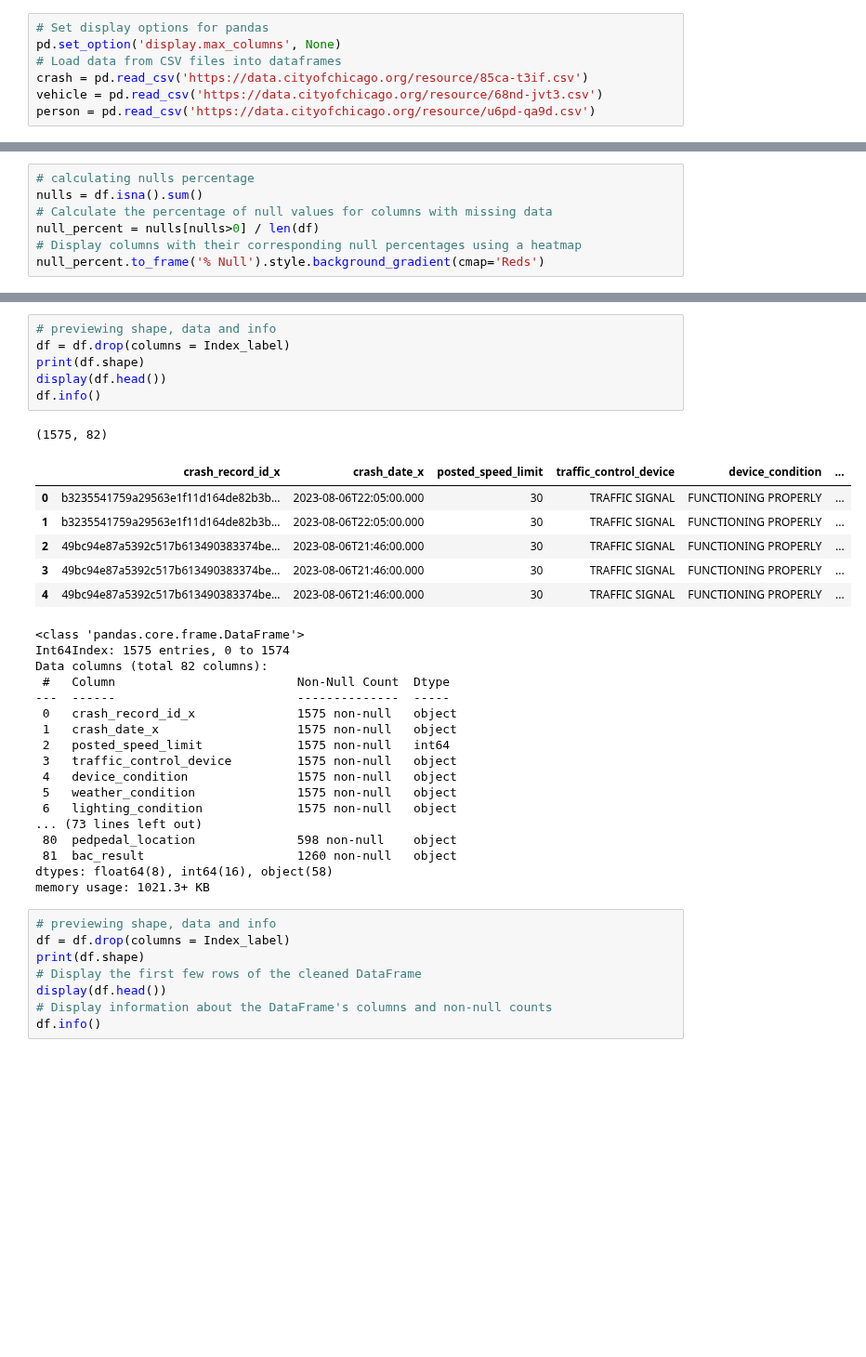
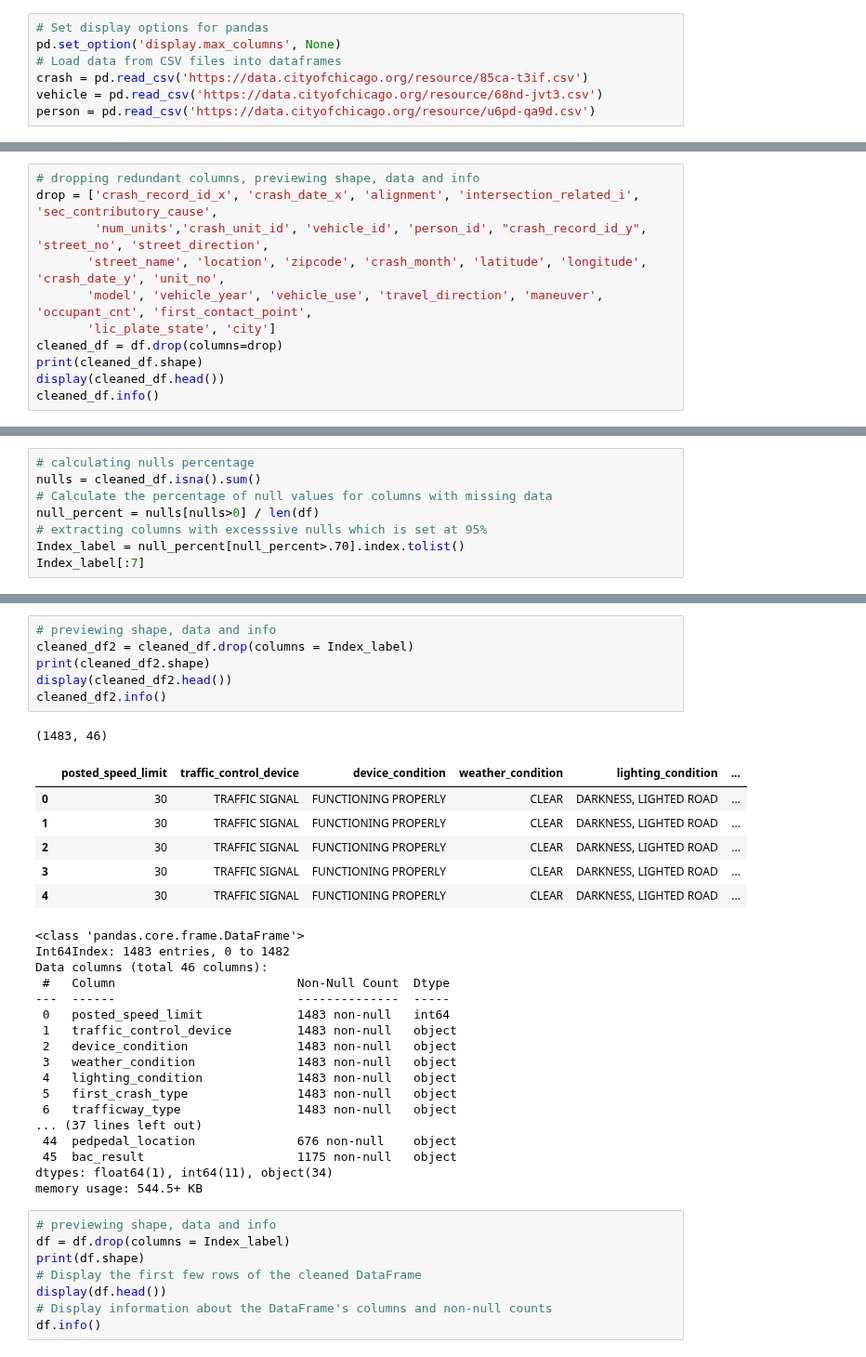
Before and after one commit to Ivan3864/dsc-Accidents-analysis, a Jupyter notebook: notebook.ipynb, the cells around one changed output, grey strips where cells are left out. Shown at 93% size. Cells and saved outputs as stored; diff of their text form; blank space fills up the shorter version.

Commit message:
editing data cleaning

```diff
--- a/notebook.ipynb
+++ b/notebook.ipynb
@@ -142,0 +126,11 @@ Length: 149, dtype: int64
+# %%
+# dropping redundant columns, previewing shape, data and info
+drop = ['crash_record_id_x', 'crash_date_x', 'alignment', 'intersection_related_i', 'sec_contributory_cause',
+        'num_units','crash_unit_id', 'vehicle_id', 'person_id', "crash_record_id_y", 'street_no', 'street_direction',
+       'street_name', 'location', 'zipcode', 'crash_month', 'latitude', 'longitude', 'crash_date_y', 'unit_no',
+       'model', 'vehicle_year', 'vehicle_use', 'travel_direction', 'maneuver', 'occupant_cnt', 'first_contact_point',
+       'lic_plate_state', 'city']
+cleaned_df = df.drop(columns=drop)
+print(cleaned_df.shape)
+display(cleaned_df.head())
+cleaned_df.info()
@@ -143,8 +150,9 @@ Length: 149, dtype: int64
 # %%
 # calculating nulls percentage
-nulls = df.isna().sum()
+nulls = cleaned_df.isna().sum()
 # Calculate the percentage of null values for columns with missing data
 null_percent = nulls[nulls>0] / len(df)
-# Display columns with their corresponding null percentages using a heatmap
-null_percent.to_frame('% Null').style.background_gradient(cmap='Reds')
+# extracting columns with excesssive nulls which is set at 95%
+Index_label = null_percent[null_percent>.70].index.tolist()
+Index_label[:7]
 # %% [output]
@@ -175,34 +166,34 @@ null_percent.to_frame('% Null').style.background_gradient(cmap='Reds')
 # %%
 # previewing shape, data and info
-df = df.drop(columns = Index_label)
-print(df.shape)
-display(df.head())
-df.info()
+cleaned_df2 = cleaned_df.drop(columns = Index_label)
+print(cleaned_df2.shape)
+display(cleaned_df2.head())
+cleaned_df2.info()
 # %% [output]
-(1575, 82)
+(1483, 46)
-|  | crash_record_id_x | crash_date_x | posted_speed_limit | traffic_control_device | device_condition | ... |
-| 0 | b3235541759a29563e1f11d164de82b3b... | 2023-08-06T22:05:00.000 | 30 | TRAFFIC SIGNAL | FUNCTIONING PROPERLY | ... |
-| 1 | b3235541759a29563e1f11d164de82b3b... | 2023-08-06T22:05:00.000 | 30 | TRAFFIC SIGNAL | FUNCTIONING PROPERLY | ... |
-| 2 | 49bc94e87a5392c517b613490383374be... | 2023-08-06T21:46:00.000 | 30 | TRAFFIC SIGNAL | FUNCTIONING PROPERLY | ... |
-| 3 | 49bc94e87a5392c517b613490383374be... | 2023-08-06T21:46:00.000 | 30 | TRAFFIC SIGNAL | FUNCTIONING PROPERLY | ... |
-| 4 | 49bc94e87a5392c517b613490383374be... | 2023-08-06T21:46:00.000 | 30 | TRAFFIC SIGNAL | FUNCTIONING PROPERLY | ... |
+|  | posted_speed_limit | traffic_control_device | device_condition | weather_condition | lighting_condition | ... |
+| 0 | 30 | TRAFFIC SIGNAL | FUNCTIONING PROPERLY | CLEAR | DARKNESS, LIGHTED ROAD | ... |
+| 1 | 30 | TRAFFIC SIGNAL | FUNCTIONING PROPERLY | CLEAR | DARKNESS, LIGHTED ROAD | ... |
+| 2 | 30 | TRAFFIC SIGNAL | FUNCTIONING PROPERLY | CLEAR | DARKNESS, LIGHTED ROAD | ... |
+| 3 | 30 | TRAFFIC SIGNAL | FUNCTIONING PROPERLY | CLEAR | DARKNESS, LIGHTED ROAD | ... |
+| 4 | 30 | TRAFFIC SIGNAL | FUNCTIONING PROPERLY | CLEAR | DARKNESS, LIGHTED ROAD | ... |
 <class 'pandas.core.frame.DataFrame'>
-Int64Index: 1575 entries, 0 to 1574
-Data columns (total 82 columns):
+Int64Index: 1483 entries, 0 to 1482
+Data columns (total 46 columns):
  #   Column                         Non-Null Count  Dtype
 ---  ------                         --------------  -----
- 0   crash_record_id_x              1575 non-null   object
- 1   crash_date_x                   1575 non-null   object
- 2   posted_speed_limit             1575 non-null   int64
- 3   traffic_control_device         1575 non-null   object
- 4   device_condition               1575 non-null   object
- 5   weather_condition              1575 non-null   object
- 6   lighting_condition             1575 non-null   object
-... (73 lines left out)
- 80  pedpedal_location              598 non-null    object
- 81  bac_result                     1260 non-null   object
-dtypes: float64(8), int64(16), object(58)
-memory usage: 1021.3+ KB
+ 0   posted_speed_limit             1483 non-null   int64
+ 1   traffic_control_device         1483 non-null   object
+ 2   device_condition               1483 non-null   object
+ 3   weather_condition              1483 non-null   object
+ 4   lighting_condition             1483 non-null   object
+ 5   first_crash_type               1483 non-null   object
+ 6   trafficway_type                1483 non-null   object
+... (37 lines left out)
+ 44  pedpedal_location              676 non-null    object
+ 45  bac_result                     1175 non-null   object
+dtypes: float64(1), int64(11), object(34)
+memory usage: 544.5+ KB
 # %%
 # previewing shape, data and info
 df = df.drop(columns = Index_label)
```
Also changed, not shown: parts of 14 cells of this notebook.
